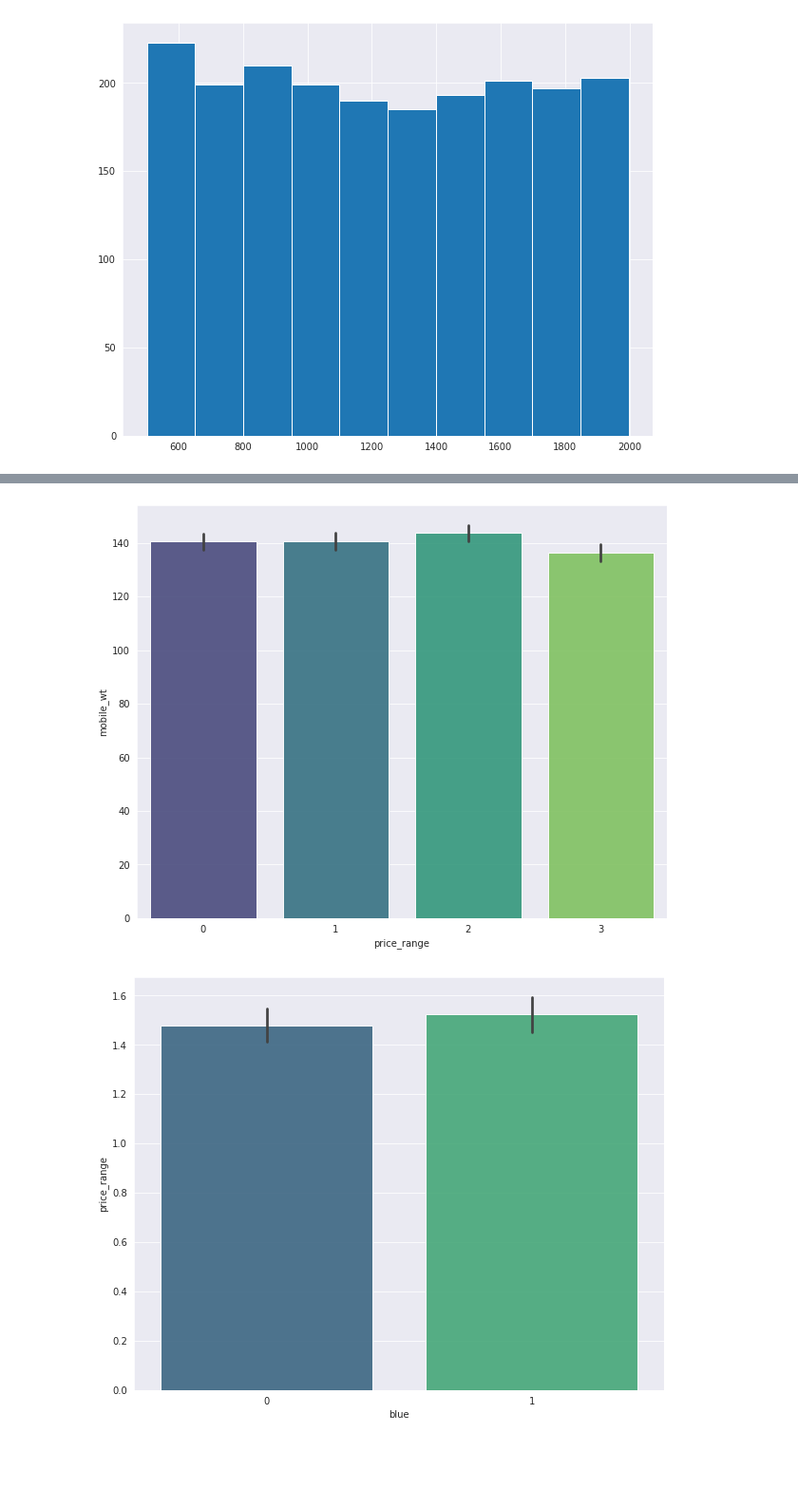
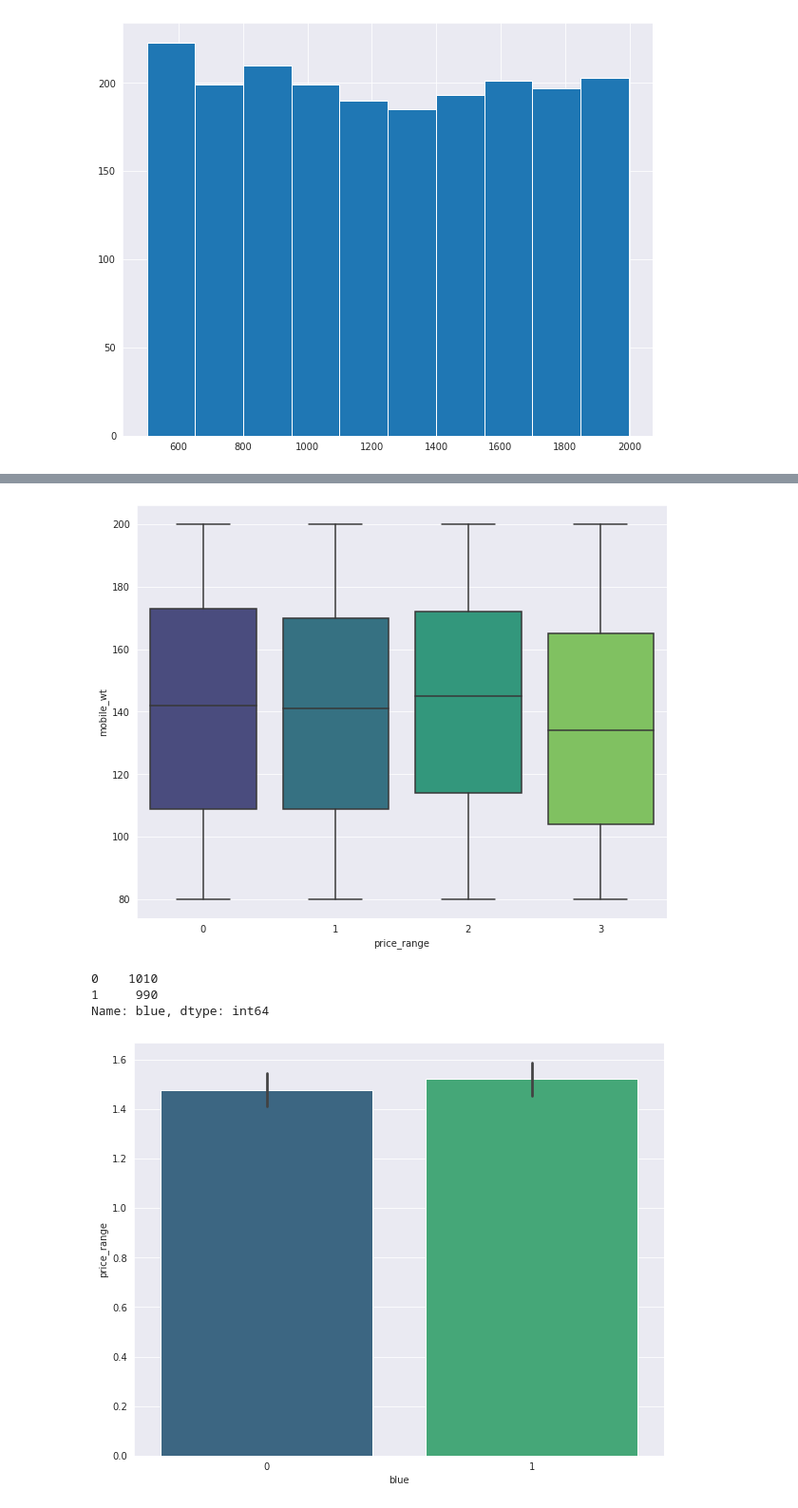
Before and after one commit to Amankr351/Mobile-Price-Range-Prediction, a Jupyter notebook: Mobile_Price_Range_Prediction.ipynb, the cells around one changed output, grey strips where cells are left out. Shown at 95% size. Cells and saved outputs as stored; diff of their text form; code cells hidden in the pictures; blank space fills up the shorter version.

```diff
--- a/Mobile_Price_Range_Prediction.ipynb
+++ b/Mobile_Price_Range_Prediction.ipynb
@@ -144,7 +169,13 @@ sns.barplot(data=data, x='price_range', y='ram', alpha =0.9, palette= "viridis")
 # %%
 plt.figure(figsize=(10,8))
-sns.barplot(data=data, x='price_range', y='mobile_wt', alpha =0.9, palette= "viridis");
+sns.boxplot(data=data, x='price_range', y='mobile_wt',  palette= "viridis");
 # %% [output]
-[figure, old version]
+[figure, new version]
+# %%
+data.blue.value_counts()
+# %% [output]
+0    1010
+1     990
+Name: blue, dtype: int64
 # %%
 plt.figure(figsize=(10,8))
```
Also changed, not shown: parts of 9 cells of this notebook.
